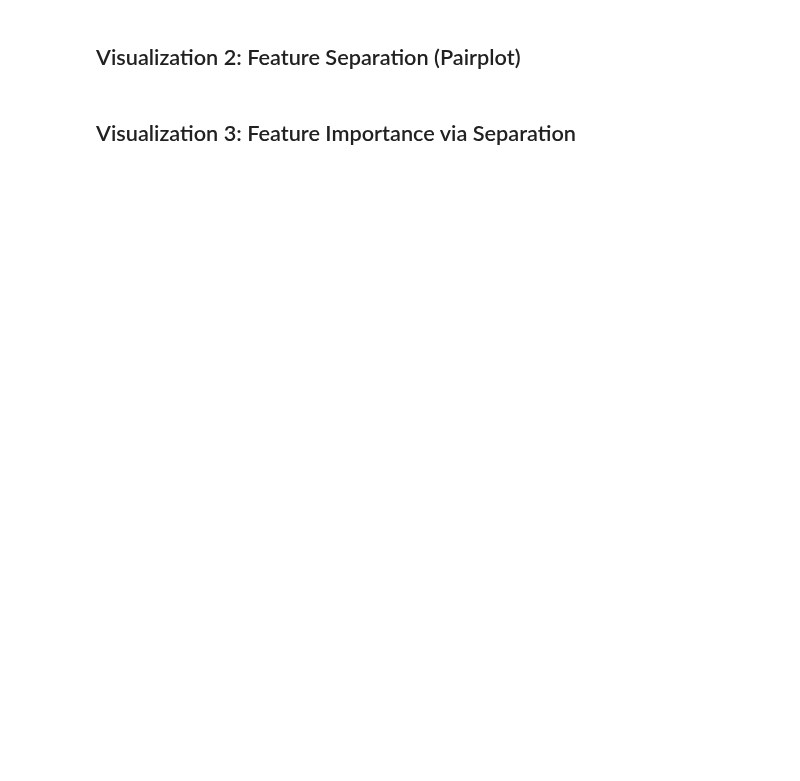
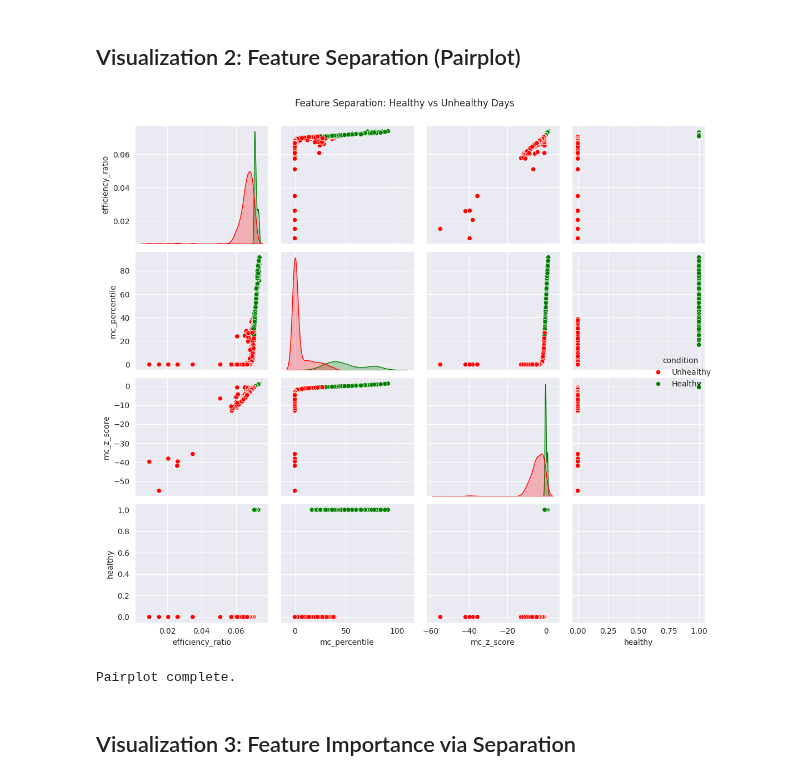
Before and after one commit to rhin0jm23-tech/O-M-Monte-Carlo, a Jupyter notebook: notebooks/02_phase2_feature_engineering.ipynb, the cells around one changed output. Cells and saved outputs as stored; diff of their text form; code cells hidden in the pictures; blank space fills up the shorter version.

```diff
--- a/notebooks/02_phase2_feature_engineering.ipynb
+++ b/notebooks/02_phase2_feature_engineering.ipynb
@@ -113,19 +187,20 @@ print("Feature distributions plotted.")
 ## Visualization 2: Feature Separation (Pairplot)
 # %%
 # Select key features for visualization
-key_features = ['yield_to_ghi_ratio', 'mc_percentile', 'morning_afternoon_asymmetry', 'healthy']
+key_features = ['efficiency_ratio', 'mc_percentile', 'mc_z_score', 'healthy']
 plot_data = df_features[key_features].copy()
 plot_data['condition'] = plot_data['healthy'].map({True: 'Healthy', False: 'Unhealthy'})
 
 sns.pairplot(plot_data, hue='condition', diag_kind='kde',
-             palette={'Healthy': 'green', 'Unhealthy': 'red'},
-             plot_kws={'alpha': 0.6})
-
-plt.suptitle('Feature Relationships: Healthy vs Unhealthy Days', y=1.00)
+             palette={'Healthy': 'green', 'Unhealthy': 'red'})
+plt.suptitle('Feature Separation: Healthy vs Unhealthy Days', y=1.001)
 plt.tight_layout()
 plt.show()
 
-print("Pairplot created.")
+print("Pairplot complete.")
+# %% [output]
+[figure, added]
+Pairplot complete.
 # %% [markdown]
 ## Visualization 3: Feature Importance via Separation
 # %%
```
Also changed, not shown: parts of 7 cells of this notebook, 47 other files.
